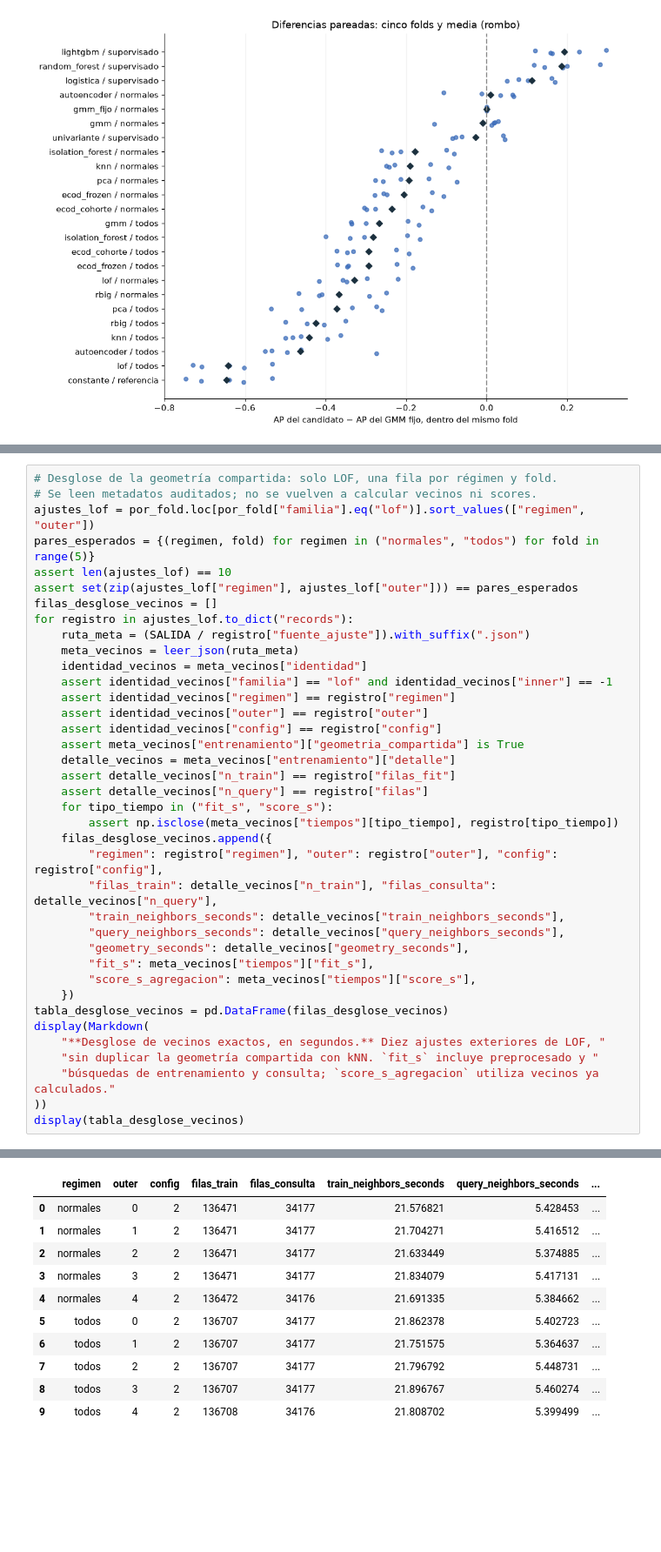
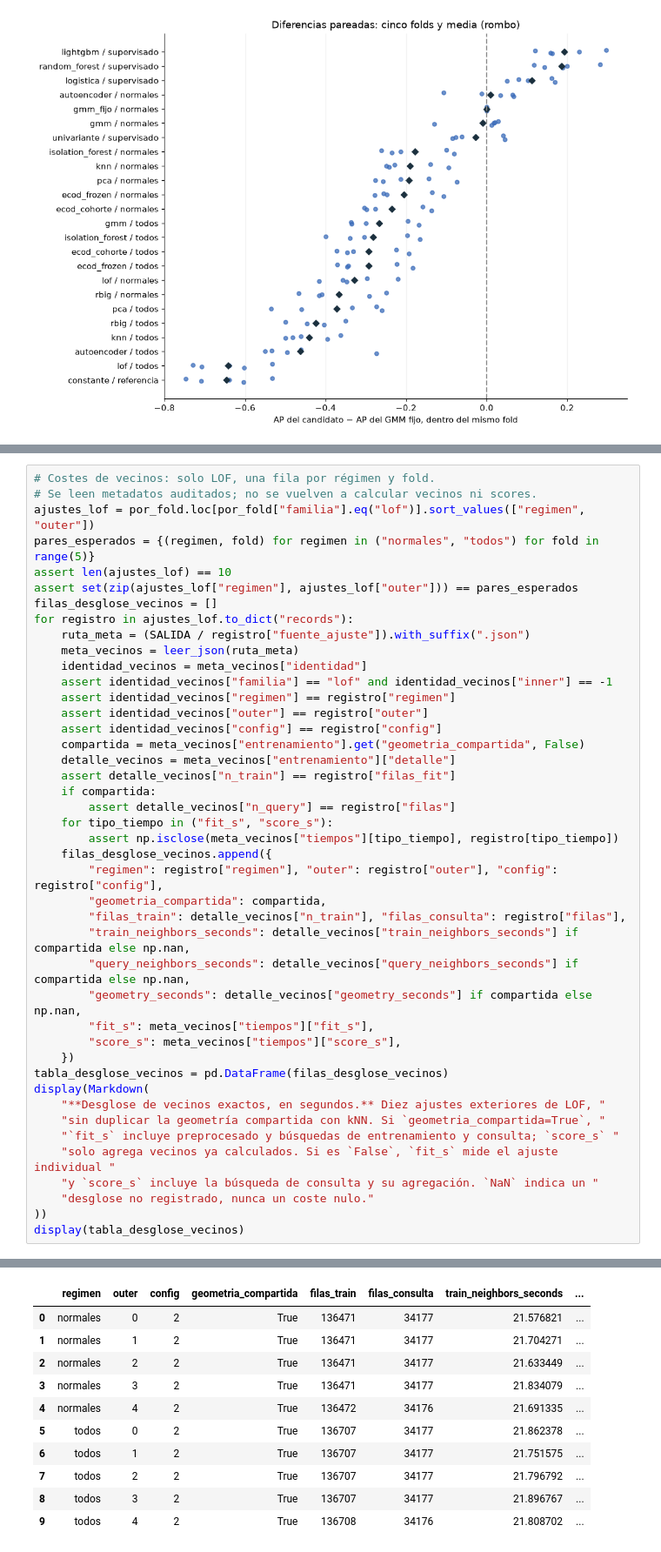
Before and after one commit to JaviChulvi/Taller_Deteccion_Anomalias, a Jupyter notebook: 02_comparativa_modelos.ipynb, the cells around one changed output, grey strips where cells are left out. Shown at 87% size. Drawn from its saved outputs; the diff is of its cells as text; blank space fills up the shorter version.

```diff
--- a/02_comparativa_modelos.ipynb
+++ b/02_comparativa_modelos.ipynb
@@ -760,7 +770,7 @@ display(resumen[["familia", "regimen", "fit_s_media", "score_s_media"]])
 | 22 | lof | todos | 27.266181 | 0.076726 |
 | 23 | constante | referencia | 0.004287 | 0.002517 |
 # %%
-# Desglose de la geometría compartida: solo LOF, una fila por régimen y fold.
+# Costes de vecinos: solo LOF, una fila por régimen y fold.
 # Se leen metadatos auditados; no se vuelven a calcular vecinos ni scores.
 ajustes_lof = por_fold.loc[por_fold["familia"].eq("lof")].sort_values(["regimen", "outer"])
 pares_esperados = {(regimen, fold) for regimen in ("normales", "todos") for fold in range(5)}
@@ -775,26 +785,31 @@ for registro in ajustes_lof.to_dict("records"):
     assert identidad_vecinos["regimen"] == registro["regimen"]
     assert identidad_vecinos["outer"] == registro["outer"]
     assert identidad_vecinos["config"] == registro["config"]
-    assert meta_vecinos["entrenamiento"]["geometria_compartida"] is True
+    compartida = meta_vecinos["entrenamiento"].get("geometria_compartida", False)
     detalle_vecinos = meta_vecinos["entrenamiento"]["detalle"]
     assert detalle_vecinos["n_train"] == registro["filas_fit"]
-    assert detalle_vecinos["n_query"] == registro["filas"]
+    if compartida:
+        assert detalle_vecinos["n_query"] == registro["filas"]
     for tipo_tiempo in ("fit_s", "score_s"):
         assert np.isclose(meta_vecinos["tiempos"][tipo_tiempo], registro[tipo_tiempo])
     filas_desglose_vecinos.append({
         "regimen": registro["regimen"], "outer": registro["outer"], "config": registro["config"],
-        "filas_train": detalle_vecinos["n_train"], "filas_consulta": detalle_vecinos["n_query"],
-        "train_neighbors_seconds": detalle_vecinos["train_neighbors_seconds"],
-        "query_neighbors_seconds": detalle_vecinos["query_neighbors_seconds"],
-        "geometry_seconds": detalle_vecinos["geometry_seconds"],
+        "geometria_compartida": compartida,
+        "filas_train": detalle_vecinos["n_train"], "filas_consulta": registro["filas"],
+        "train_neighbors_seconds": detalle_vecinos["train_neighbors_seconds"] if compartida else np.nan,
+        "query_neighbors_seconds": detalle_vecinos["query_neighbors_seconds"] if compartida else np.nan,
+        "geometry_seconds": detalle_vecinos["geometry_seconds"] if compartida else np.nan,
         "fit_s": meta_vecinos["tiempos"]["fit_s"],
-        "score_s_agregacion": meta_vecinos["tiempos"]["score_s"],
+        "score_s": meta_vecinos["tiempos"]["score_s"],
     })
 tabla_desglose_vecinos = pd.DataFrame(filas_desglose_vecinos)
 display(Markdown(
     "**Desglose de vecinos exactos, en segundos.** Diez ajustes exteriores de LOF, "
-    "sin duplicar la geometría compartida con kNN. `fit_s` incluye preprocesado y "
-    "búsquedas de entrenamiento y consulta; `score_s_agregacion` utiliza vecinos ya calculados."
+    "sin duplicar la geometría compartida con kNN. Si `geometria_compartida=True`, "
+    "`fit_s` incluye preprocesado y búsquedas de entrenamiento y consulta; `score_s` "
+    "solo agrega vecinos ya calculados. Si es `False`, `fit_s` mide el ajuste individual "
+    "y `score_s` incluye la búsqueda de consulta y su agregación. `NaN` indica un "
+    "desglose no registrado, nunca un coste nulo."
 ))
 display(tabla_desglose_vecinos)
 # %% [output]
@@ -802,14 +817,14 @@ display(tabla_desglose_vecinos)
-|  | regimen | outer | config | filas_train | filas_consulta | train_neighbors_seconds | query_neighbors_seconds | ... |
-| 0 | normales | 0 | 2 | 136471 | 34177 | 21.576821 | 5.428453 | ... |
-| 1 | normales | 1 | 2 | 136471 | 34177 | 21.704271 | 5.416512 | ... |
-| 2 | normales | 2 | 2 | 136471 | 34177 | 21.633449 | 5.374885 | ... |
-| 3 | normales | 3 | 2 | 136471 | 34177 | 21.834079 | 5.417131 | ... |
-| 4 | normales | 4 | 2 | 136472 | 34176 | 21.691335 | 5.384662 | ... |
-| 5 | todos | 0 | 2 | 136707 | 34177 | 21.862378 | 5.402723 | ... |
-| 6 | todos | 1 | 2 | 136707 | 34177 | 21.751575 | 5.364637 | ... |
-| 7 | todos | 2 | 2 | 136707 | 34177 | 21.796792 | 5.448731 | ... |
-| 8 | todos | 3 | 2 | 136707 | 34177 | 21.896767 | 5.460274 | ... |
-| 9 | todos | 4 | 2 | 136708 | 34176 | 21.808702 | 5.399499 | ... |
+|  | regimen | outer | config | geometria_compartida | filas_train | filas_consulta | train_neighbors_seconds | ... |
+| 0 | normales | 0 | 2 | True | 136471 | 34177 | 21.576821 | ... |
+| 1 | normales | 1 | 2 | True | 136471 | 34177 | 21.704271 | ... |
+| 2 | normales | 2 | 2 | True | 136471 | 34177 | 21.633449 | ... |
+| 3 | normales | 3 | 2 | True | 136471 | 34177 | 21.834079 | ... |
+| 4 | normales | 4 | 2 | True | 136472 | 34176 | 21.691335 | ... |
+| 5 | todos | 0 | 2 | True | 136707 | 34177 | 21.862378 | ... |
+| 6 | todos | 1 | 2 | True | 136707 | 34177 | 21.751575 | ... |
+| 7 | todos | 2 | 2 | True | 136707 | 34177 | 21.796792 | ... |
+| 8 | todos | 3 | 2 | True | 136707 | 34177 | 21.896767 | ... |
+| 9 | todos | 4 | 2 | True | 136708 | 34176 | 21.808702 | ... |
 # %% [markdown]
 ## Decisión para el reajuste completo
 
```
Also changed, not shown: parts of 4 cells of this notebook, 5 other files.
